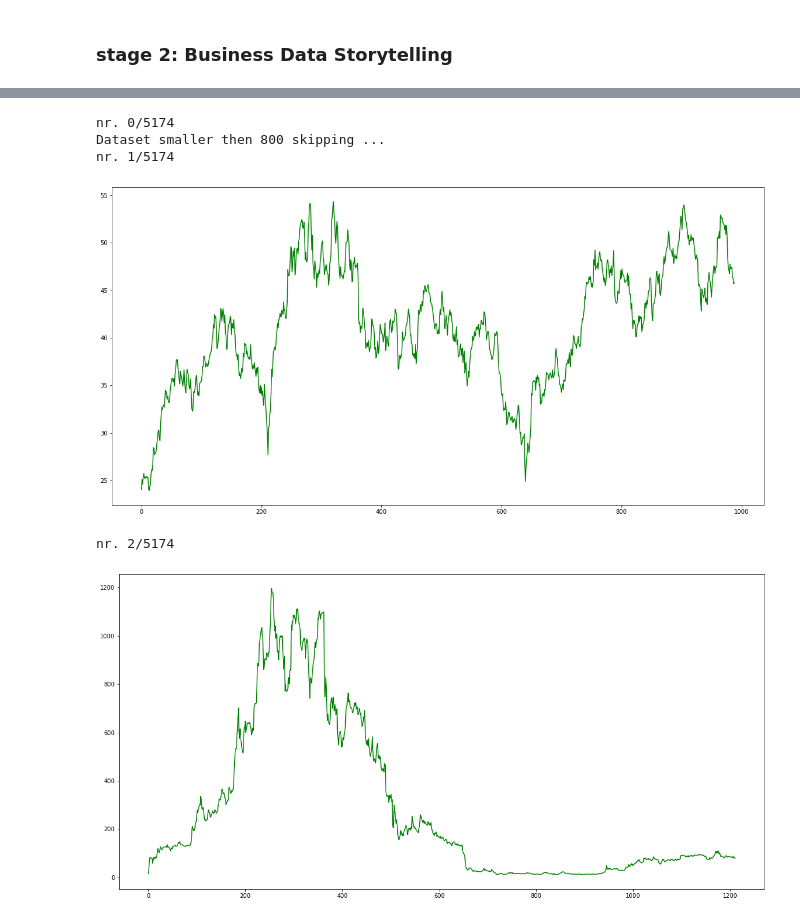
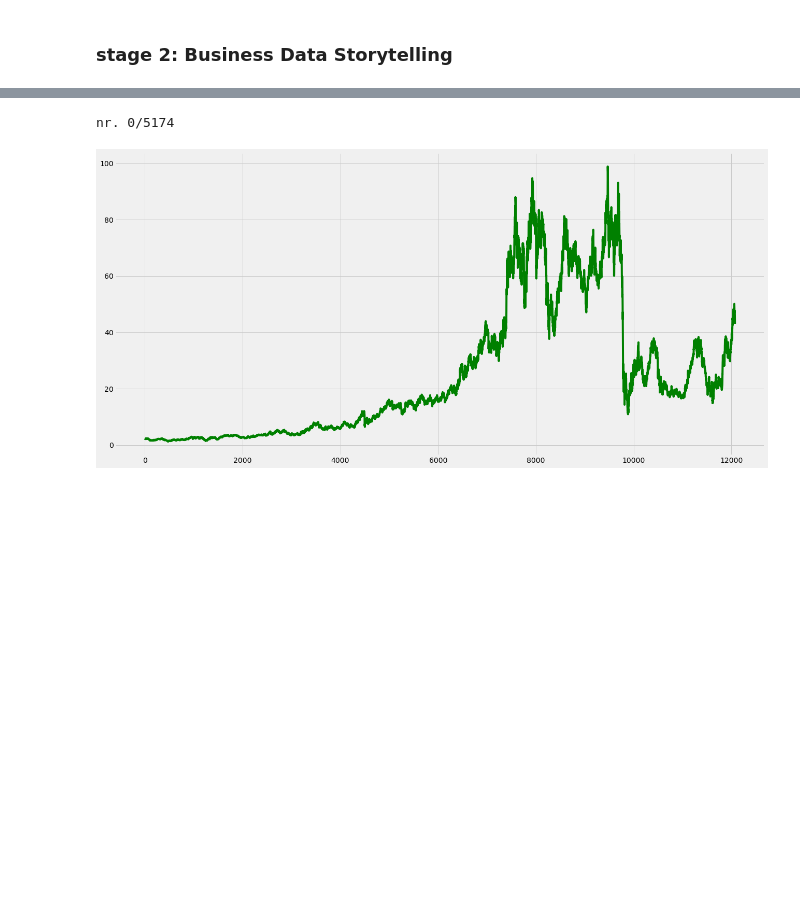
Before and after one commit to kongshaug/DS_big_project, a Jupyter notebook: Stage_2.ipynb, the cells around one changed output, grey strips where cells are left out. Saved outputs shown, nothing was run; the diff lists cells and outputs as text; code cells hidden in the pictures; blank space fills up the shorter version.

```diff
--- a/Stage_2.ipynb
+++ b/Stage_2.ipynb
@@ -14,33 +10,31 @@ C:\Users\benja\Anaconda3\envs\bert\lib\site-packages\numpy\.libs\libopenblas.WCD
 # %%
 path = r"./data/stocks/"
 files = listdir(path)# many crypto
 
-for indx, file in enumerate(files[4:7]):
+for indx, file in enumerate(files[1:2]):
     print("nr. "+str(indx) +"/"+ str(len(files[:])))
     indx = 2
     dataset = pd.DataFrame()
     dataset = pd.read_csv(path + file)
     if len(dataset) < 800 and indx != 0:
-      print("Dataset smaller then 800 skipping ...")
-      continue
+        print("Dataset smaller then 800 skipping ...")
+        continue
     dataset["Open"] = dataset["Open"].astype(float)
     dataset["High"] = dataset["High"].astype(float)
     dataset["Low"] = dataset["Low"].astype(float)
     dataset["Close"] = dataset["Close"].astype(float)
     dataset = dataset.reset_index()
-    dataset = dataset[['Close', 'High', 'Low', 'Open']]
+#     dataset = dataset[['Close', 'High', 'Low', 'Open']]
     # dataset = dataset[['Close']]
     dataset = dataset.dropna()
+#     dataset = dataset[:200]
+    plt.style.use('fivethirtyeight')
     plt.figure(figsize=(20, 10))
     plt.plot(dataset["Close"],color='g', label='close price')
     plt.show()
 # %% [output]
 nr. 0/5174
-Dataset smaller then 800 skipping ...
-nr. 1/5174
-[figure, old version]
+[figure, new version]
-nr. 2/5174
-[figure, removed]
 # %%
 dataset['RSI'] = talib.RSI(dataset['Close'].values, timeperiod=20)
 dataset['30day MA'] = dataset['Close'].shift(1).rolling(window=30).mean()
```
Also changed, not shown: parts of 18 cells of this notebook, 27 other files.
